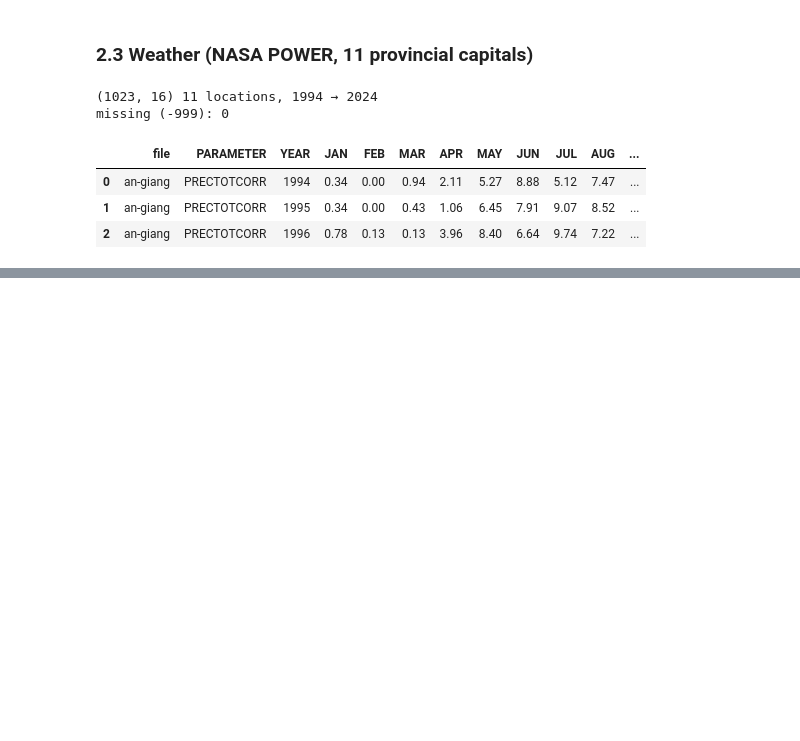
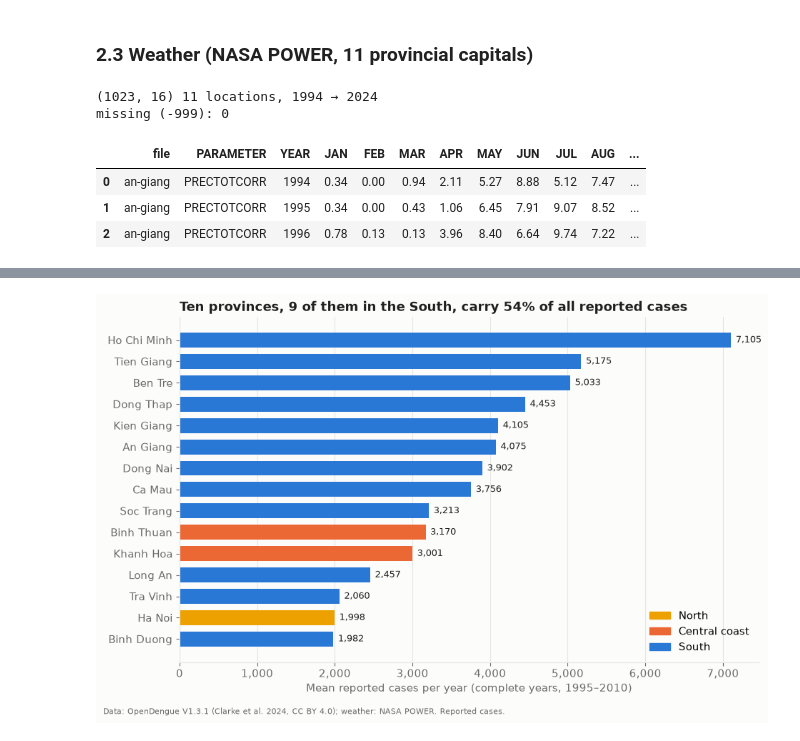
Before and after one commit to Thu-Ha-Vault/dengue-vietnam-case-study, a Jupyter notebook: notebooks/analysis.ipynb, the cells around one changed output, grey strips where cells are left out. Cells and saved outputs as stored; diff of their text form; code cells hidden in the pictures; blank space fills up the shorter version.

```diff
--- a/notebooks/analysis.ipynb
+++ b/notebooks/analysis.ipynb
@@ -177,0 +340,9 @@ Charts whose titles state the finding, saved to `figures/`; Tableau dashboard (h
+# %%
+py = core.groupby(["province", "year"]).agg(months=("month", "size"), cases=("cases", "sum")).reset_index()
+rank = (py[py.months == 12].groupby("province").cases.mean().rename("mean_cases_per_year").round(0)
+          .to_frame().assign(region=lambda d: d.index.map(REGION)).sort_values("mean_cases_per_year", ascending=False))
+totals = core.groupby("province").cases.sum()
+top10 = rank.index[:10]
+top10_share = totals[top10].sum() / totals.sum() * 100
+print(f"top 10 provinces: {top10_share:.1f}% of all cases 1995–2010; {(rank.region[:10] == 'South').sum()} of them in the South")
+rank.head(15)
@@ -177,0 +602,16 @@ Charts whose titles state the finding, saved to `figures/`; Tableau dashboard (h
+# %%
+top = rank.head(15).iloc[::-1]
+names = top.index.str.title().str.replace(" City", "")
+fig, ax = plt.subplots(figsize=(9.5, 6))
+ax.barh(names, top.mean_cases_per_year, color=[COLORS[r] for r in top.region], height=0.7)
+for i, v in enumerate(top.mean_cases_per_year):
+    ax.text(v + 60, i, f"{v:,.0f}", va="center", fontsize=9, color=INK)
+shown = [r for r in ORDER if r in set(top.region)]
+ax.legend([plt.Rectangle((0, 0), 1, 1, color=COLORS[r]) for r in shown], shown, frameon=False, loc="lower right")
+ax.xaxis.set_major_formatter(mticker.StrMethodFormatter("{x:,.0f}"))
+ax.set(xlabel="Mean reported cases per year (complete years, 1995–2010)", ylabel="")
+ax.grid(axis="y", visible=False)
+ax.set_title(f"Ten provinces, {(rank.region[:10] == 'South').sum()} of them in the South, carry {top10_share:.0f}% of all reported cases")
+finish(fig, "04_top_provinces.png")
+# %% [output]
+[figure, added]
```
Also changed, not shown: parts of 39 cells of this notebook, 14 other files.
